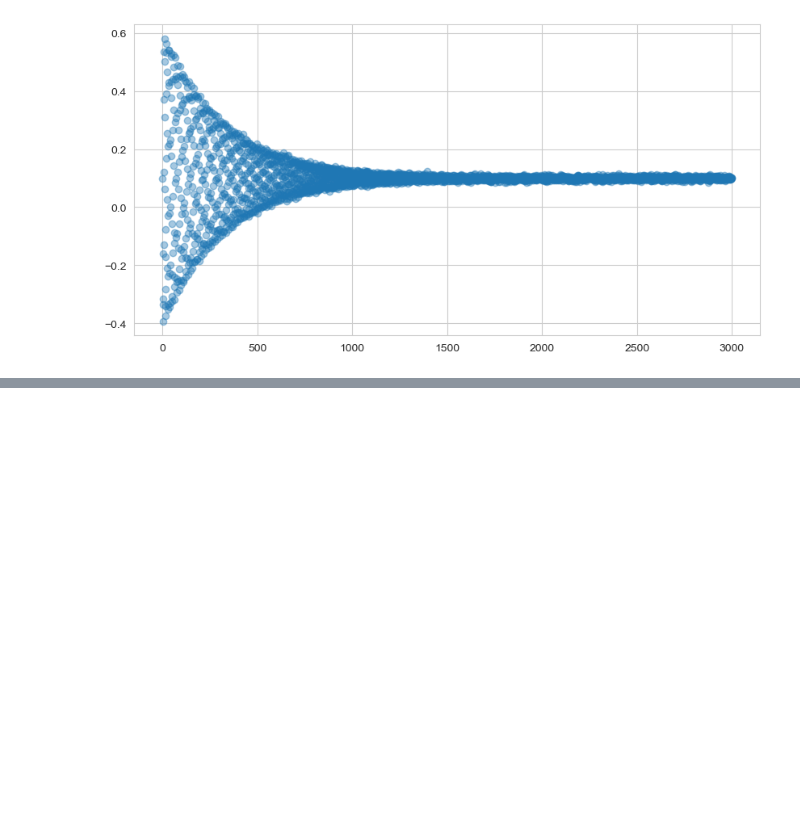
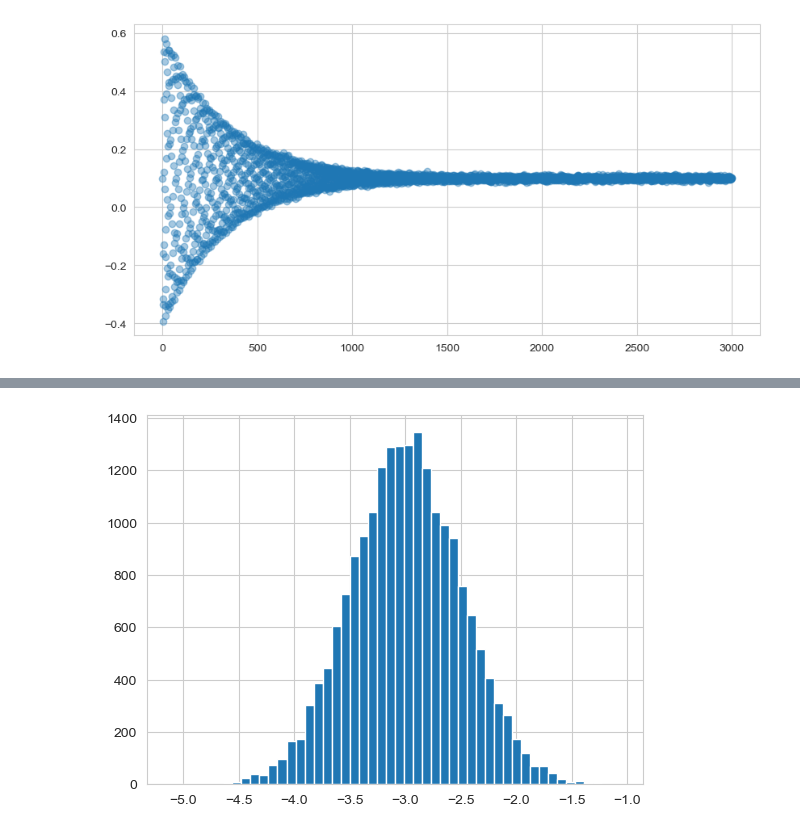
Before and after one commit to Tuchsanai/DL-FOR-COMPUTER-VISION, a Jupyter notebook: week5/homework.ipynb, the cells around one changed output, grey strips where cells are left out. Saved outputs shown, nothing was run; the diff lists cells and outputs as text; code cells hidden in the pictures; blank space fills up the shorter version.

```diff
--- a/week5/homework.ipynb
+++ b/week5/homework.ipynb
@@ -32,0 +46,4 @@ plt.scatter(x, y, alpha=0.4)
+# %%
+n, bins, patches = plt.hist(y,50)
+# %% [output]
+[figure, added]
```
Also changed, not shown: parts of 5 cells of this notebook.
